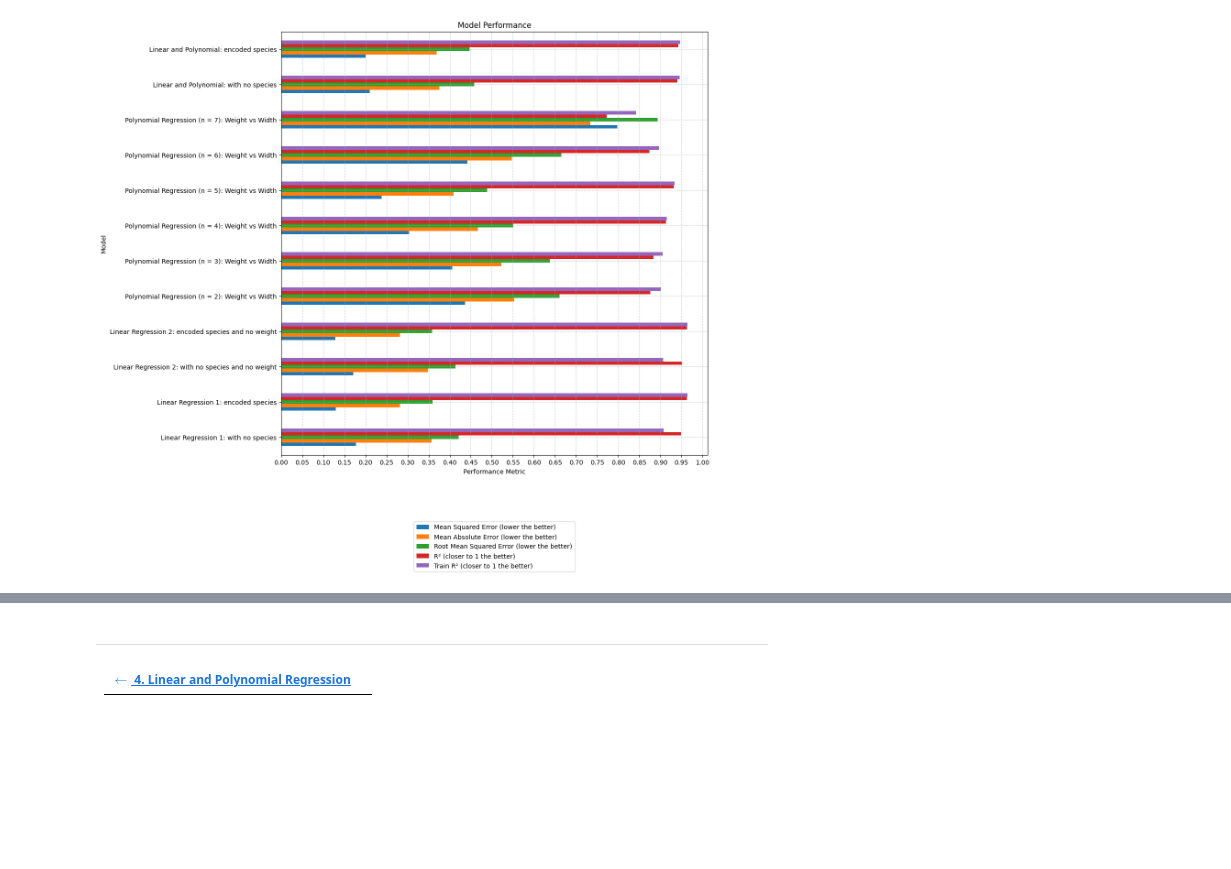
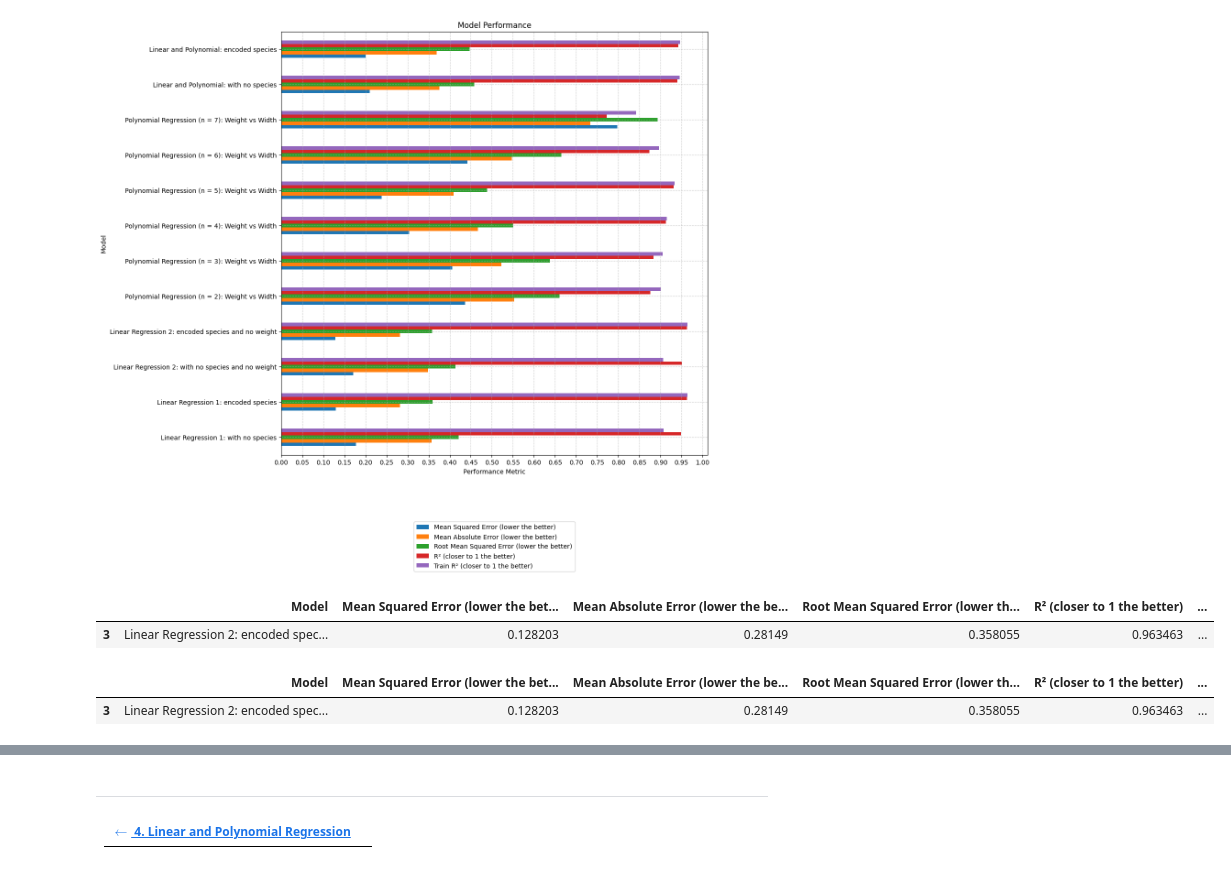
Before and after one commit to joaoalexarruda/fishcatch, a Jupyter notebook: notebooks/n5_comparison_conclusion.ipynb, the cells around one changed output, grey strips where cells are left out. Cells and saved outputs as stored; diff of their text form; code cells hidden in the pictures; blank space fills up the shorter version.

```diff
--- a/notebooks/n5_comparison_conclusion.ipynb
+++ b/notebooks/n5_comparison_conclusion.ipynb
@@ -20,3 +22,18 @@ plot_results(plot_height = 12)
 # %% [output]
 Plot saved as results.png
 [figure]
+# %%
+# Read csv and drop models
+df = pd.read_csv('results.csv')
+# %%
+# Lowest RMSE
+df.loc[(df['Root Mean Squared Error (lower the better)'] == df['Root Mean Squared Error (lower the better)'].min())]
+# %% [output]
+|  | Model | Mean Squared Error (lower the bet... | Mean Absolute Error (lower the be... | Root Mean Squared Error (lower th... | R² (closer to 1 the better) | ... |
+| 3 | Linear Regression 2: encoded spec... | 0.128203 | 0.28149 | 0.358055 | 0.963463 | ... |
+# %%
+# Highest R-squared
+df.loc[(df['R² (closer to 1 the better)'] == df['R² (closer to 1 the better)'].max())]
+# %% [output]
+|  | Model | Mean Squared Error (lower the bet... | Mean Absolute Error (lower the be... | Root Mean Squared Error (lower th... | R² (closer to 1 the better) | ... |
+| 3 | Linear Regression 2: encoded spec... | 0.128203 | 0.28149 | 0.358055 | 0.963463 | ... |
```
Also changed, not shown: parts of 2 cells of this notebook, 2 other files.
